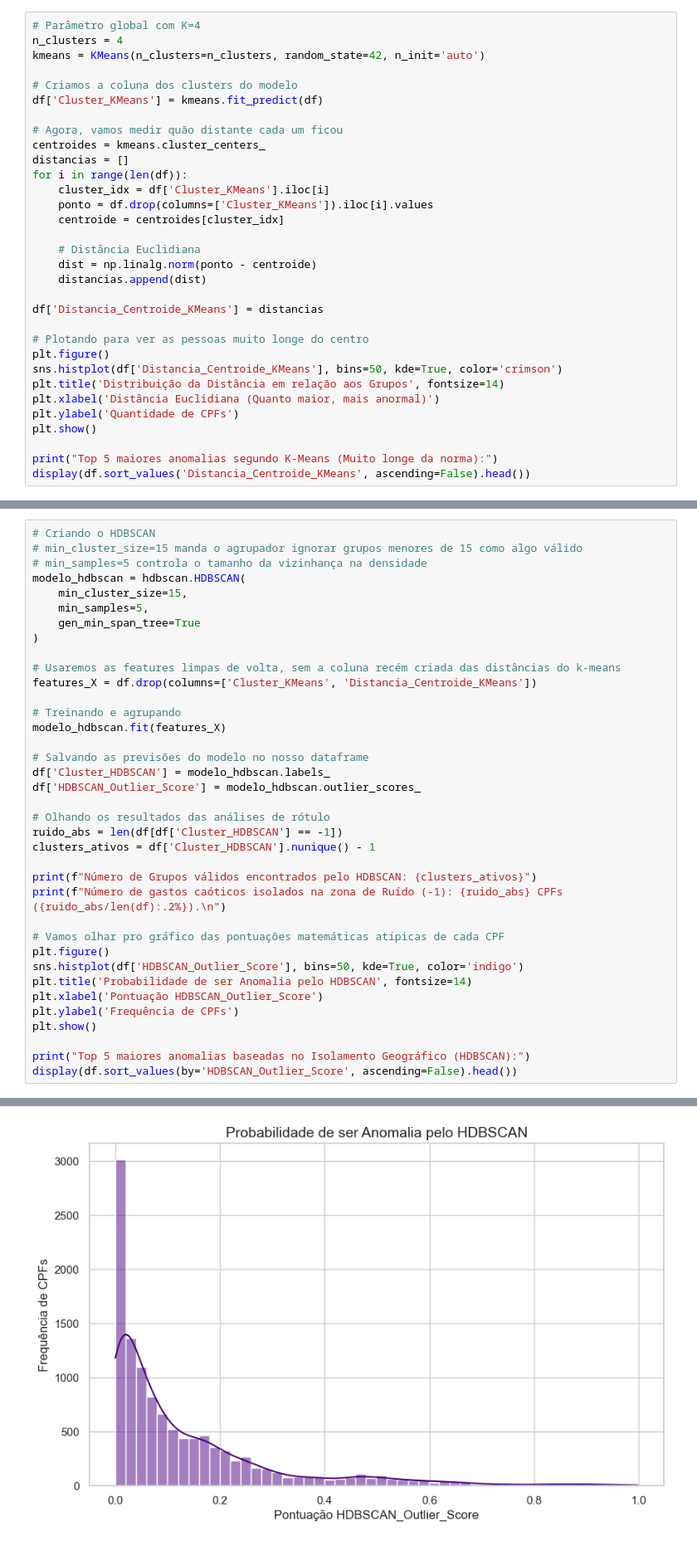
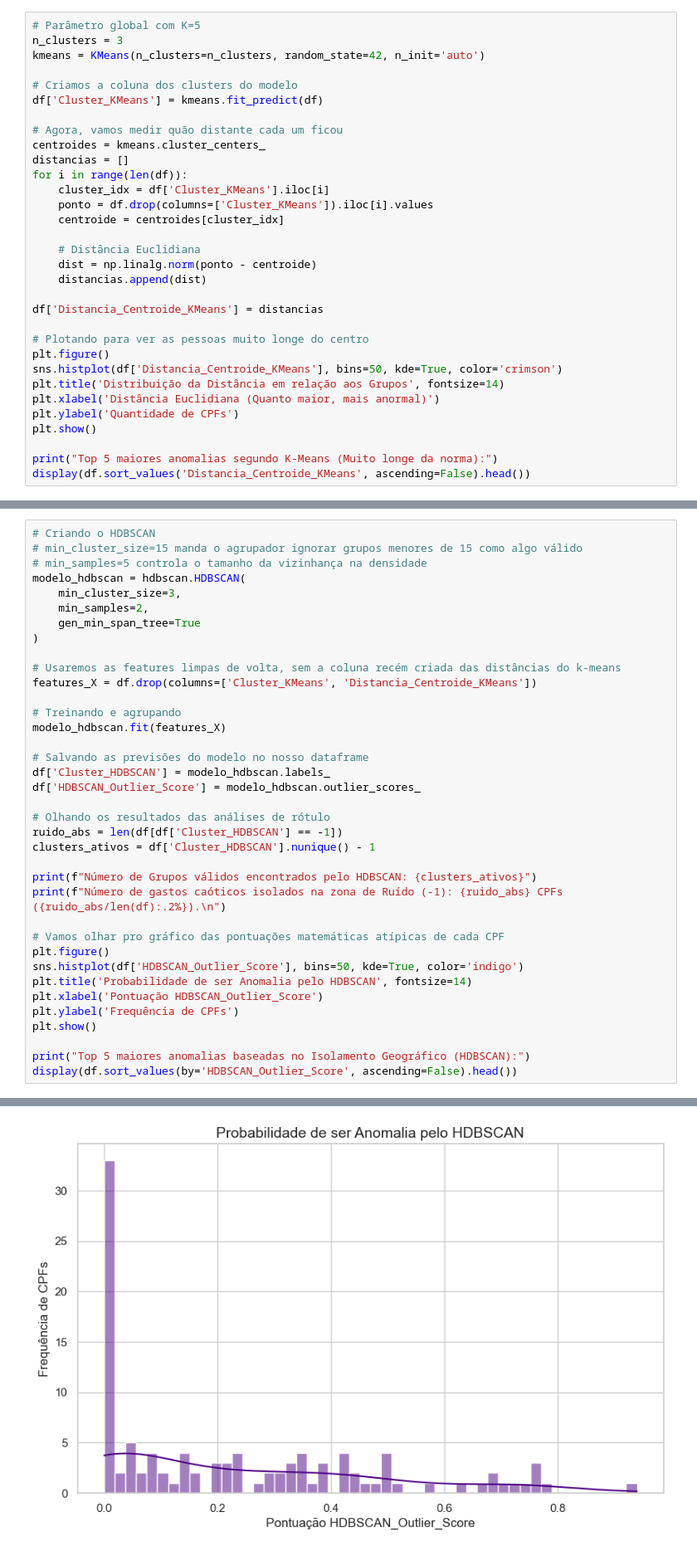
Before and after one commit to bituruna/cpgf-anomaly-detection-md, a Jupyter notebook: src/02_mineracao_e_avaliacao.ipynb, the cells around one changed output, grey strips where cells are left out. Shown at 83% size. Drawn from its saved outputs; the diff is of its cells as text.

```diff
--- a/src/02_mineracao_e_avaliacao.ipynb
+++ b/src/02_mineracao_e_avaliacao.ipynb
@@ -80,8 +80,8 @@ Neste nosso teste de baseline, vamos fixar nosso modelo em $K=4$, como se estiv
 
 Assim que o agrupamento tiver fim, nós calculamos e guardamos numa nova coluna exatamente essa distância para verificar o nível de estranheza de cada gasto baseando-se no centro.
 # %%
-# Parâmetro global com K=4
-n_clusters = 4
+# Parâmetro global com K=5
+n_clusters = 3
 kmeans = KMeans(n_clusters=n_clusters, random_state=42, n_init='auto')
 
 # Criamos a coluna dos clusters do modelo
@@ -182,8 +182,8 @@ Nessa nossa tarefa para a Detecção de Fraude, optaremos por ele justamente por
 # min_cluster_size=15 manda o agrupador ignorar grupos menores de 15 como algo válido
 # min_samples=5 controla o tamanho da vizinhança na densidade
 modelo_hdbscan = hdbscan.HDBSCAN(
-    min_cluster_size=15,
-    min_samples=5,
+    min_cluster_size=3,
+    min_samples=2,
     gen_min_span_tree=True
 )
 
@@ -220,4 +220,4 @@ Número de gastos caóticos isolados na zona de Ruído (-1): 8181 CPFs (69.48%).
-[figure, old version]
+[figure, new version]
 Top 5 maiores anomalias baseadas no Isolamento Geográfico (HDBSCAN):
 |  | total_gasto | media_gasto | qtd_transacoes | max_gasto | qtd_orgaos_frequentados | variancia_gastos | ... |
 | CPF PORTADOR |  |  |  |  |  |  | ... |
```
Also changed, not shown: parts of 8 cells of this notebook, 1 other file.
